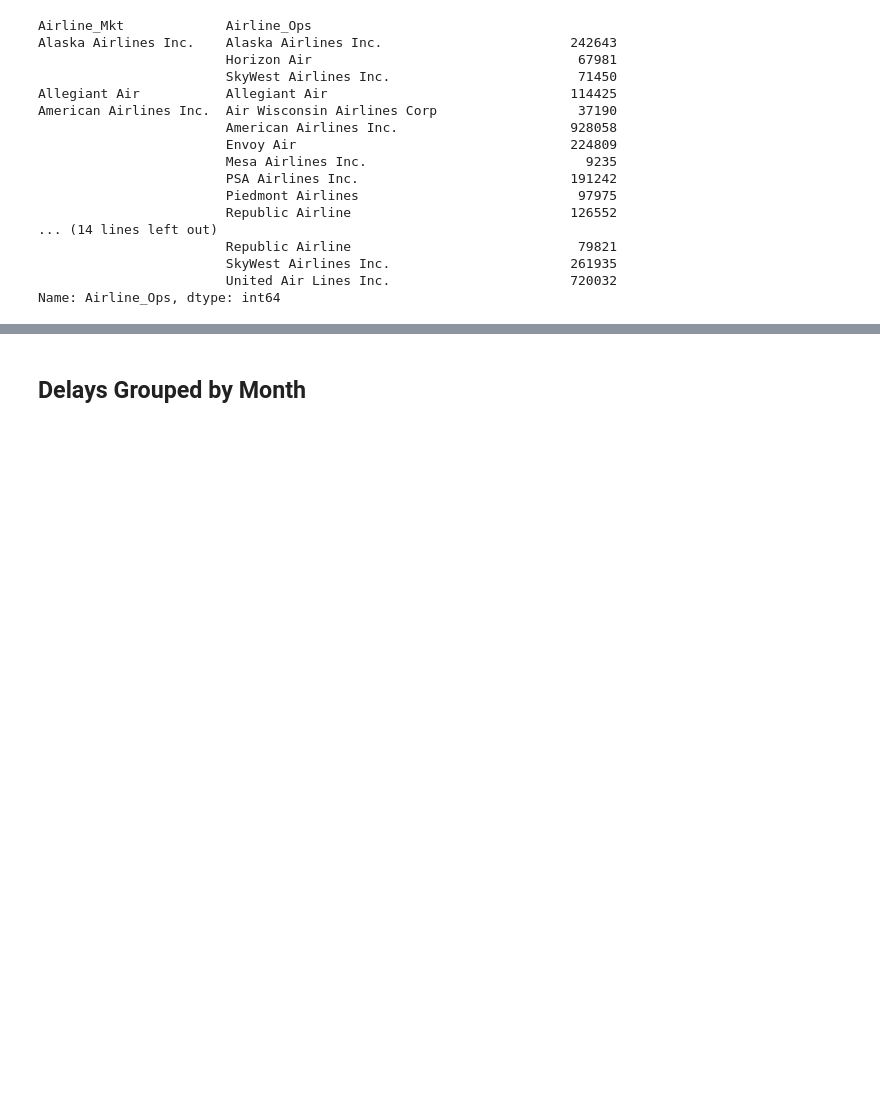
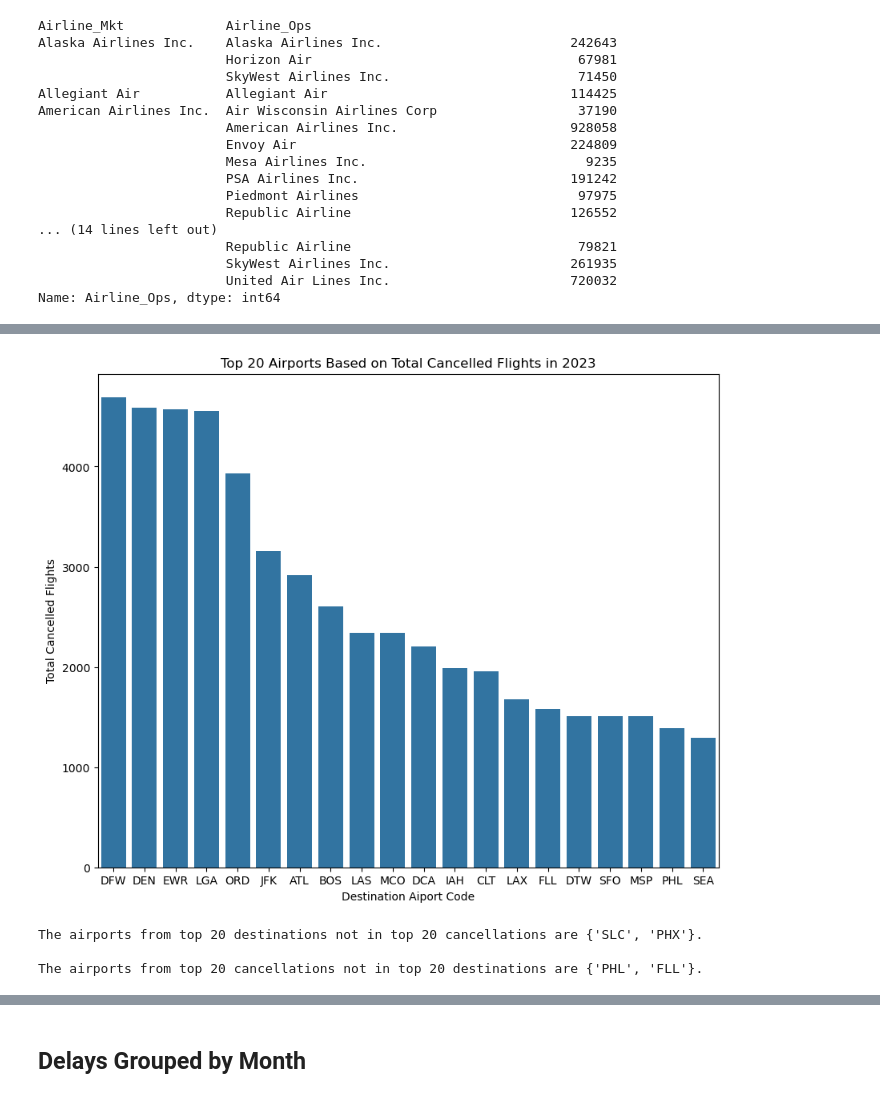
Before and after one commit to dezertdweller/flight-cancellations, a Jupyter notebook: notebooks/exploratory-data-analysis.ipynb, the cells around one changed output, grey strips where cells are left out. Cells and saved outputs as stored; diff of their text form; code cells hidden in the pictures; blank space fills up the shorter version.

```diff
--- a/notebooks/exploratory-data-analysis.ipynb
+++ b/notebooks/exploratory-data-analysis.ipynb
@@ -671,0 +763,6 @@ Name: Airline_Ops, dtype: int64
+# %%
+# calculate number of cancelled flights for each airport
+dest_flights_canc_df = cancelled_flights_df.groupby(['DestState','Dest', 'Destination_City']).size().sort_values(ascending=False).reset_index(name='Total_Cancelled')
+
+# top 20 airports based on total cancellations
+dest_flights_canc_df.head(20)
@@ -671,0 +787,21 @@ Name: Airline_Ops, dtype: int64
+# %%
+# plot airports based on total cancellations
+fig, ax = plt.subplots(figsize=(10,8))
+sns.barplot(data=dest_flights_canc_df.head(20), x='Dest', y='Total_Cancelled')
+plt.title('Top 20 Airports Based on Total Cancelled Flights in 2023')
+plt.xlabel('Destination Aiport Code')
+plt.ylabel('Total Cancelled Flights');
+# %% [output]
+[figure, added]
+# %%
+top_20_set = set(top_20_dest['Dest'])
+top_20_canc_set = set(dest_flights_canc_df.head(20)['Dest'])
+
+aiport_diff = top_20_set - top_20_canc_set
+airport_diff_rev = top_20_canc_set - top_20_set
+print(f'The airports from top 20 destinations not in top 20 cancellations are {aiport_diff}. \n')
+print(f'The airports from top 20 cancellations not in top 20 destinations are {airport_diff_rev}.')
+# %% [output]
+The airports from top 20 destinations not in top 20 cancellations are {'SLC', 'PHX'}.
+
+The airports from top 20 cancellations not in top 20 destinations are {'PHL', 'FLL'}.
```
Also changed, not shown: parts of 23 cells of this notebook.
